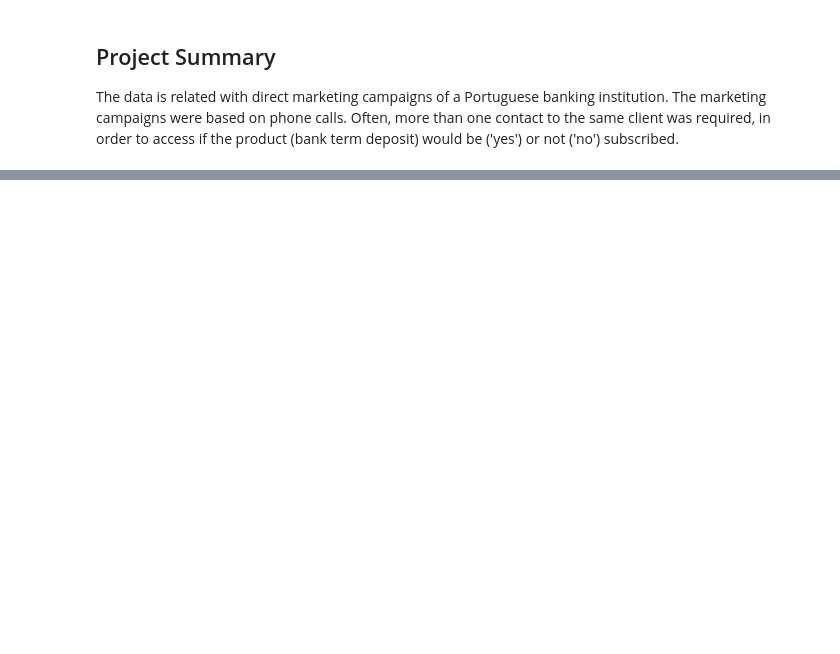
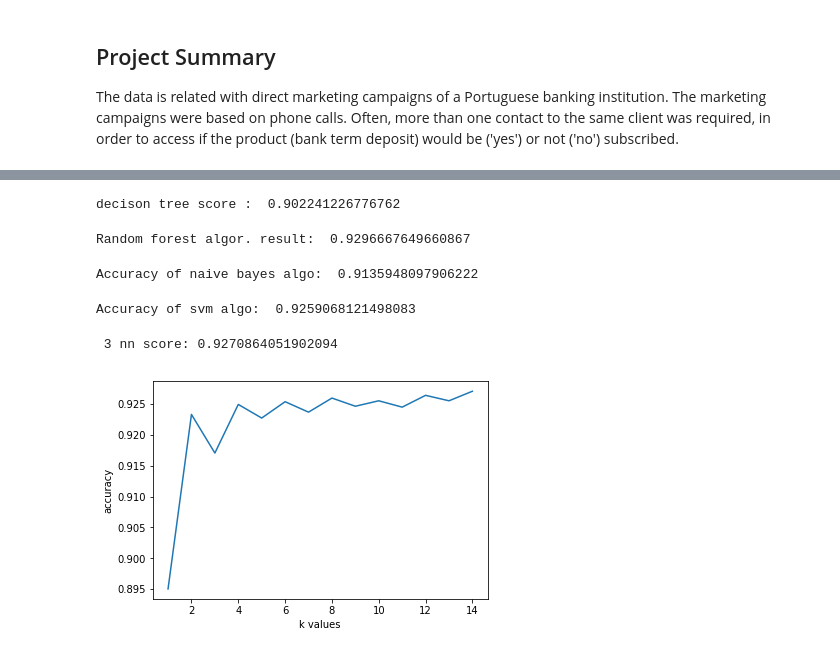
Before and after one commit to bruluc81/AIML-Primary, a Jupyter notebook: Project_3_Bruno_Suresh_Lucas.ipynb, the cells around one changed output, grey strips where cells are left out. Saved outputs shown, nothing was run; the diff lists cells and outputs as text; code cells hidden in the pictures; blank space fills up the shorter version.

```diff
--- a/Project_3_Bruno_Suresh_Lucas.ipynb
+++ b/Project_3_Bruno_Suresh_Lucas.ipynb
@@ -68,0 +357,69 @@ df_loan
+# %%
+# Decision Tree
+dt = DecisionTreeClassifier()
+dt.fit(X_train,y_train)
+
+print("decison tree score : ",dt.score(X_test,y_test))
+
+# adding result and label to lists
+labelList.append("Dec_Tree")
+resultList.append(dt.score(X_test,y_test))
+# %% [output]
+decison tree score :  0.902241226776762
+# %%
+# Random forest
+rf = RandomForestClassifier(n_estimators=100,random_state = 1)
+rf.fit(X_train, y_train)
+print("Random forest algor. result: ",rf.score(X_test,y_test))
+
+# adding result and label to lists
+labelList.append("Rand_For")
+resultList.append(rf.score(X_test,y_test))
+# %% [output]
+Random forest algor. result:  0.9296667649660867
+# %%
+# Naive Byes
+nb = GaussianNB()
+nb.fit(X_train,y_train)
+print("Accuracy of naive bayes algo: ",nb.score(X_test,y_test))
+
+# adding result and label to lists
+labelList.append("Naive_Byes")
+resultList.append(nb.score(X_test,y_test))
+# %% [output]
+Accuracy of naive bayes algo:  0.9135948097906222
+# %%
+# SVM model
+svm = SVC(random_state=3)
+svm.fit(X_train,y_train)
+print("Accuracy of svm algo: ",svm.score(X_test,y_test))
+
+# adding result and label to lists
+labelList.append("SVM")
+resultList.append(svm.score(X_test,y_test))
+# %% [output]
+Accuracy of svm algo:  0.9259068121498083
+# %%
+# KNN model
+knn = KNeighborsClassifier(n_neighbors=14) #n_neighbors = k
+knn.fit(X_train,y_train)
+prediction = knn.predict(X_test)
+
+# score
+print(" {} nn score: {} ".format(3,knn.score(X_test,y_test)))
+# %% [output]
+ 3 nn score: 0.9270864051902094
+# %%
+# Finding optimum k value between 1 and 15
+score_list = []
+for each in range(1,15):
+    knn2 = KNeighborsClassifier(n_neighbors = each) # create a new knn model
+    knn2.fit(X_train,y_train)
+    score_list.append(knn2.score(X_test,y_test))
+
+plt.plot(range(1,15),score_list) # x axis is in interval of 1 and 15
+plt.xlabel("k values")
+plt.ylabel("accuracy")
+plt.show()
+# %% [output]
+[figure, added]
```
Also changed, not shown: parts of 43 cells of this notebook.
